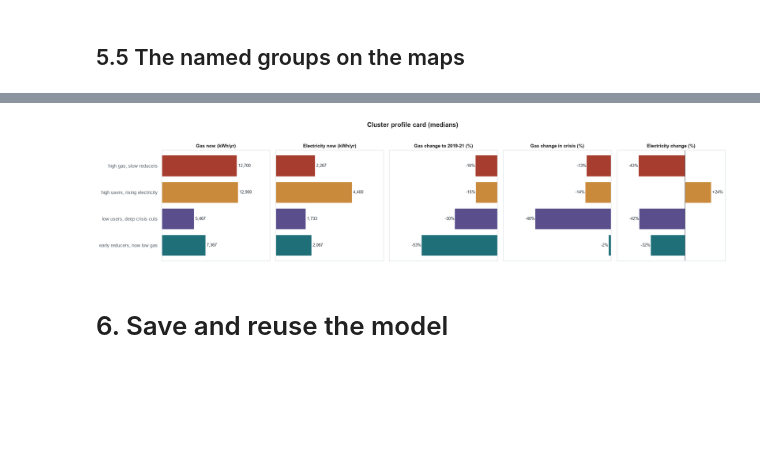
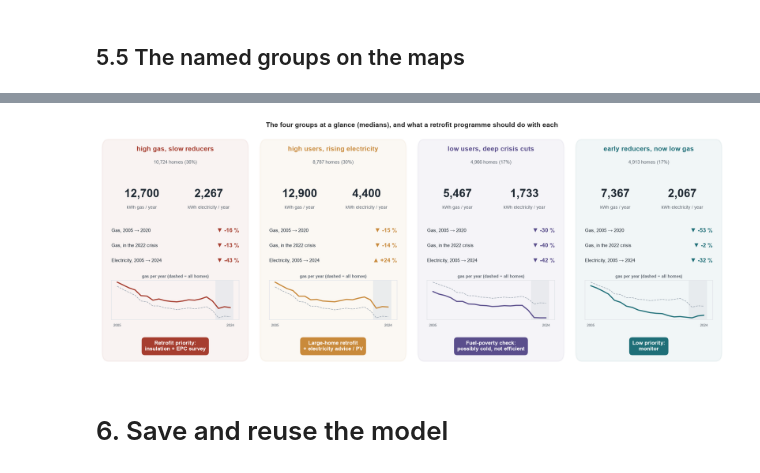
Before and after one commit to iaac-maai/Group4-day3-assignment, a Jupyter notebook: notebook/unsupervised_learning.ipynb, the cells around one changed output, grey strips where cells are left out. Saved outputs shown, nothing was run; the diff lists cells and outputs as text; code cells hidden in the pictures; blank space fills up the shorter version.

```diff
--- a/notebook/unsupervised_learning.ipynb
+++ b/notebook/unsupervised_learning.ipynb
@@ -626,3 +595,13 @@ CLUSTER_COLORS = dict(zip(CLUSTER_NAMES.values(), ["#A63D2F", "#C98A3B", "#5A4E8
 ORDER = list(CLUSTER_NAMES.values())
 df["cluster_name"] = df["cluster"].map(CLUSTER_NAMES)
 df["cluster_name"].value_counts()[ORDER]
+
+SHARE = df["cluster_name"].value_counts(normalize=True)
+CHANGE = {col: (2 ** df.groupby("cluster_name")[col].median() - 1) * 100
+          for col in ["gas_change_long", "gas_change_crisis", "elec_change_long"]}
+ACTIONS = {
+    "high gas, slow reducers": "Retrofit priority:\ninsulation + EPC survey",
+    "high users, rising electricity": "Large-home retrofit\n+ electricity advice / PV",
+    "low users, deep crisis cuts": "Fuel-poverty check:\npossibly cold, not efficient",
+    "early reducers, now low gas": "Low priority:\nmonitor",
+}
@@ -758,29 +806,45 @@ three_maps(df["cluster_name"], "The four named groups on PCA, t-SNE and UMAP (6,
 # %%
-# Cluster profile card: one small chart per feature, the groups side by side
-fig, axes = plt.subplots(1, 5, figsize=(20, 4.4), sharey=True)
-display_feats = [("gas_recent_kwh", "Gas now (kWh/yr)"), ("elec_recent_kwh", "Electricity now (kWh/yr)"),
-                 ("gas_change_long", "Gas change to 2019-21 (%)"), ("gas_change_crisis", "Gas change in crisis (%)"),
-                 ("elec_change_long", "Electricity change (%)")]
-for ax, (col, title) in zip(axes, display_feats):
-    values = df.groupby("cluster_name")[col].median().reindex(ORDER)
-    if "change" in col:
-        values = (2 ** values - 1) * 100
-        ax.axvline(0, color=INK, linewidth=0.8)
-    ax.barh(ORDER, values, color=[CLUSTER_COLORS[n] for n in ORDER])
-    for y, v in enumerate(values):
-        ax.text(v, y, f" {v:+.0f}%" if "change" in col else f" {v:,.0f}", va="center",
-                ha="left" if v >= 0 else "right", fontsize=9, color=INK)
-    ax.set_title(title, fontsize=11)
-    ax.set_xticks([])
-    ax.grid(False)
-    ax.invert_yaxis() if ax is axes[0] else None
-pad = [ax.set_xlim(ax.get_xlim()[0] * 1.35, ax.get_xlim()[1] * 1.35) for ax in axes]
-fig.suptitle("Cluster profile card (medians)", fontweight="bold", y=1.03)
+from matplotlib.patches import FancyBboxPatch
+
+fig, axes = plt.subplots(1, 4, figsize=(20, 8))
+for ax, name in zip(axes, ORDER):
+    color = CLUSTER_COLORS[name]
+    part = df[df["cluster_name"] == name]
+    ax.set_xlim(0, 1); ax.set_ylim(0, 1); ax.axis("off")
+    ax.add_patch(FancyBboxPatch((0.02, 0.02), 0.96, 0.96, boxstyle="round,pad=0,rounding_size=0.04",
+                                facecolor=color, alpha=0.06, edgecolor=color, linewidth=2))
+    ax.text(0.5, 0.93, name, ha="center", fontsize=15, fontweight="bold", color=color)
+    ax.text(0.5, 0.875, f"{len(part):,} homes ({SHARE[name]:.0%})", ha="center", fontsize=11, color=MUTED_INK)
+    for x, value, unit in [(0.28, part["gas_recent_kwh"].median(), "kWh gas / year"),
+                           (0.72, part["elec_recent_kwh"].median(), "kWh electricity / year")]:
+        ax.text(x, 0.73, f"{value:,.0f}", ha="center", fontsize=26, fontweight="bold", color=INK)
+        ax.text(x, 0.68, unit, ha="center", fontsize=10, color=MUTED_INK)
+    rows = [("Gas, 2005 → 2020", CHANGE["gas_change_long"][name]),
+            ("Gas, in the 2022 crisis", CHANGE["gas_change_crisis"][name]),
+            ("Electricity, 2005 → 2024", CHANGE["elec_change_long"][name])]
+    for j, (label, value) in enumerate(rows):
+        y = 0.585 - j * 0.065
+        ax.text(0.08, y, label, fontsize=11, color=INK, va="center")
+        ax.text(0.92, y, f"{'▲' if value > 0 else '▼'} {value:+.0f} %", fontsize=13, fontweight="bold",
+                color=color, ha="right", va="center")
+    spark = ax.inset_axes([0.08, 0.2, 0.84, 0.17])
+    spark.plot(YEARS, gas_c.median(), color="#9AA5B1", linestyle="--", linewidth=1.2)
+    spark.plot(YEARS, gas_c[df["cluster_name"] == name].median(), color=color, linewidth=2.5)
+    spark.axvspan(2021.5, 2024.5, color=GRID, alpha=0.7, linewidth=0)
+    spark.set_xticks([2005, 2024]); spark.set_yticks([])
+    spark.tick_params(labelsize=8)
+    spark.set_facecolor("none")
+    spark.set_title("gas per year (dashed = all homes)", fontsize=9, color=MUTED_INK)
+    spark.grid(False)
+    ax.text(0.5, 0.085, ACTIONS[name], ha="center", va="center", fontsize=12, fontweight="bold", color="white",
+            bbox=dict(boxstyle="round,pad=0.6", facecolor=color, edgecolor="none"))
+fig.suptitle("The four groups at a glance (medians), and what a retrofit programme should do with each",
+             fontweight="bold", fontsize=15, y=0.98)
 plt.tight_layout()
 save("12_cluster_profile_card.png")
 plt.show()
 # %% [output]
-[figure, old version]
+[figure, new version]
 # %% [markdown]
 # 6. Save and reuse the model
 # %% [markdown]
```
Also changed, not shown: parts of 12 cells of this notebook, 12 other files.
